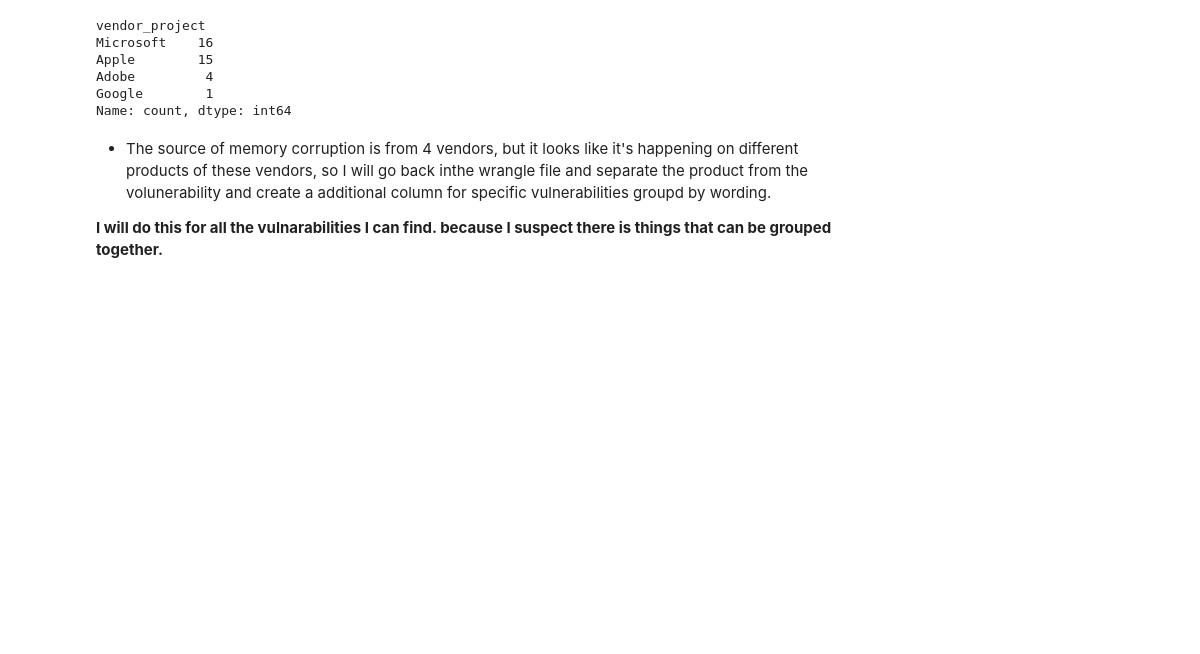
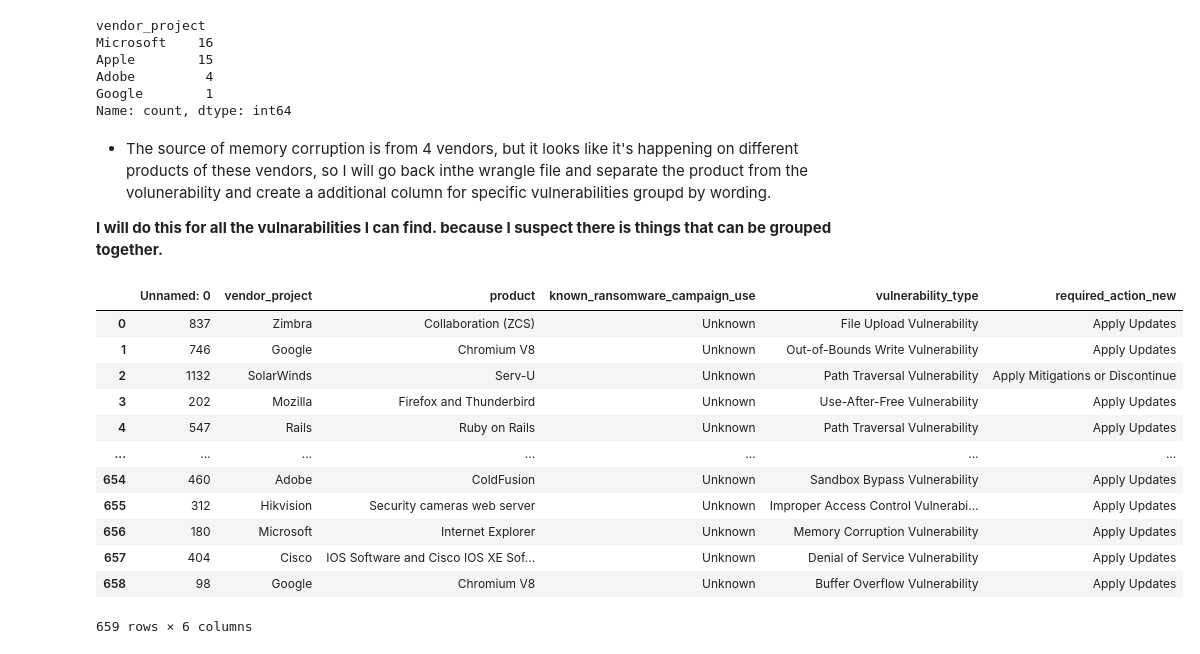
Before and after one commit to MigashaneVictoire/kev, a Jupyter notebook: explore.ipynb, the cells around one changed output. Cells and saved outputs as stored; diff of their text form; code cells hidden in the pictures; blank space fills up the shorter version.

```diff
--- a/explore.ipynb
+++ b/explore.ipynb
@@ -106,3 +106,21 @@ Name: count, dtype: int64
 * The source of memory corruption is from 4 vendors, but it looks like it's happening on different products of these vendors, so I will go back inthe wrangle file and separate the product from the volunerability and create a additional column for specific vulnerabilities groupd by wording.
 
 **I will do this for all the vulnarabilities I can find. because I suspect there is things that can be grouped together.**
+# %%
+df = pd.read_csv("./data/01_original_clean_no_dummies_train.csv")
+# %%
+df
+# %% [output]
+|  | Unnamed: 0 | vendor_project | product | known_ransomware_campaign_use | vulnerability_type | required_action_new |
+| 0 | 837 | Zimbra | Collaboration (ZCS) | Unknown | File Upload Vulnerability | Apply Updates |
+| 1 | 746 | Google | Chromium V8 | Unknown | Out-of-Bounds Write Vulnerability | Apply Updates |
+| 2 | 1132 | SolarWinds | Serv-U | Unknown | Path Traversal Vulnerability | Apply Mitigations or Discontinue |
+| 3 | 202 | Mozilla | Firefox and Thunderbird | Unknown | Use-After-Free Vulnerability | Apply Updates |
+| 4 | 547 | Rails | Ruby on Rails | Unknown | Path Traversal Vulnerability | Apply Updates |
+| ... | ... | ... | ... | ... | ... | ... |
+| 654 | 460 | Adobe | ColdFusion | Unknown | Sandbox Bypass Vulnerability | Apply Updates |
+| 655 | 312 | Hikvision | Security cameras web server | Unknown | Improper Access Control Vulnerabi... | Apply Updates |
+| 656 | 180 | Microsoft | Internet Explorer | Unknown | Memory Corruption Vulnerability | Apply Updates |
+| 657 | 404 | Cisco | IOS Software and Cisco IOS XE Sof... | Unknown | Denial of Service Vulnerability | Apply Updates |
+| 658 | 98 | Google | Chromium V8 | Unknown | Buffer Overflow Vulnerability | Apply Updates |
+659 rows × 6 columns
```
Also changed, not shown: parts of 1 cell of this notebook, 1 other file.
